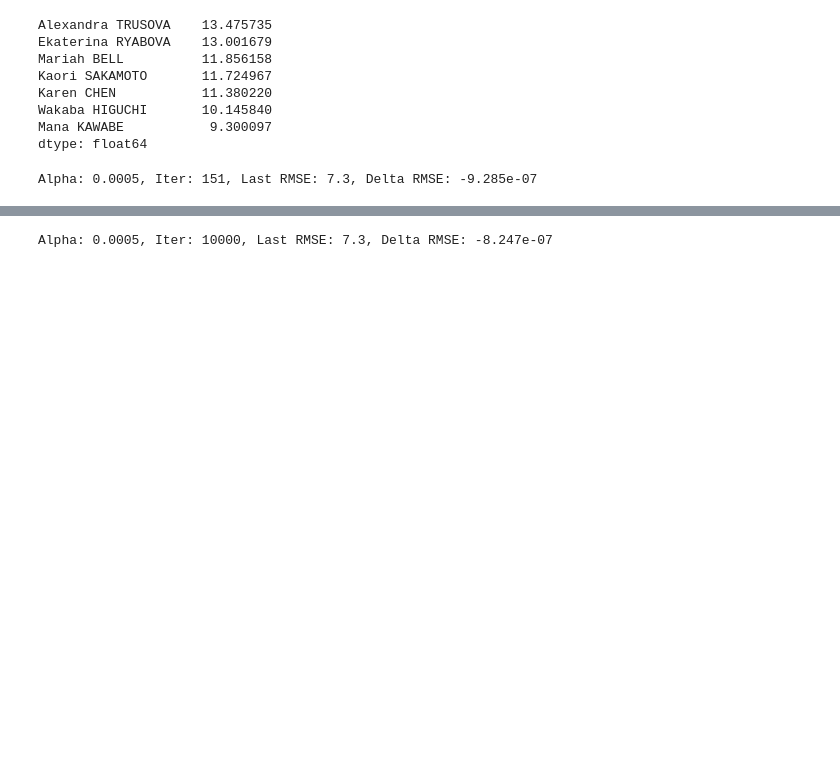
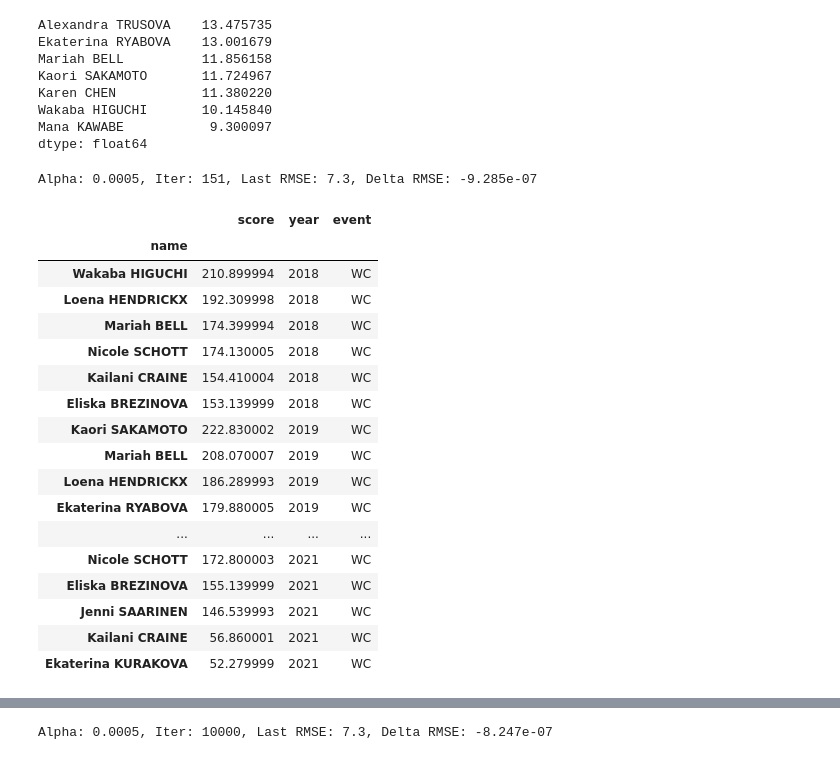
Before and after one commit to amya-singhal/Ice_skating_predictive_model, a Jupyter notebook: Hybrid_Model.ipynb, the cells around one changed output, grey strips where cells are left out. Saved outputs shown, nothing was run; the diff lists cells and outputs as text; code cells hidden in the pictures; blank space fills up the shorter version.

```diff
--- a/Hybrid_Model.ipynb
+++ b/Hybrid_Model.ipynb
@@ -451,7 +437,25 @@ np.save('example_skater_order', example_skater_order)
 Alpha: 0.0005, Iter: 151, Last RMSE: 7.3, Delta RMSE: -9.285e-07
 # %%
 world_scores = world_scores.set_index('name')
-world_scores
+# %% [output]
+|  | score | year | event |
+| name |  |  |  |
+| Wakaba HIGUCHI | 210.899994 | 2018 | WC |
+| Loena HENDRICKX | 192.309998 | 2018 | WC |
+| Mariah BELL | 174.399994 | 2018 | WC |
+| Nicole SCHOTT | 174.130005 | 2018 | WC |
+| Kailani CRAINE | 154.410004 | 2018 | WC |
+| Eliska BREZINOVA | 153.139999 | 2018 | WC |
+| Kaori SAKAMOTO | 222.830002 | 2019 | WC |
+| Mariah BELL | 208.070007 | 2019 | WC |
+| Loena HENDRICKX | 186.289993 | 2019 | WC |
+| Ekaterina RYABOVA | 179.880005 | 2019 | WC |
+| ... | ... | ... | ... |
+| Nicole SCHOTT | 172.800003 | 2021 | WC |
+| Eliska BREZINOVA | 155.139999 | 2021 | WC |
+| Jenni SAARINEN | 146.539993 | 2021 | WC |
+| Kailani CRAINE | 56.860001 | 2021 | WC |
+| Ekaterina KURAKOVA | 52.279999 | 2021 | WC |
 # %%
 # Logged results during 151 iterations, using skater ranking from the final 150th iteration (only for asthetic reason)
 baseline, event_scores, skater_scores, [iter_log, true_scores, skater_names, event_names, skater_scores_log, event_scores_log, baseline_log, residual_log, rmse_log] = batch_gd(season_scores,
```
Also changed, not shown: parts of 9 cells of this notebook.
